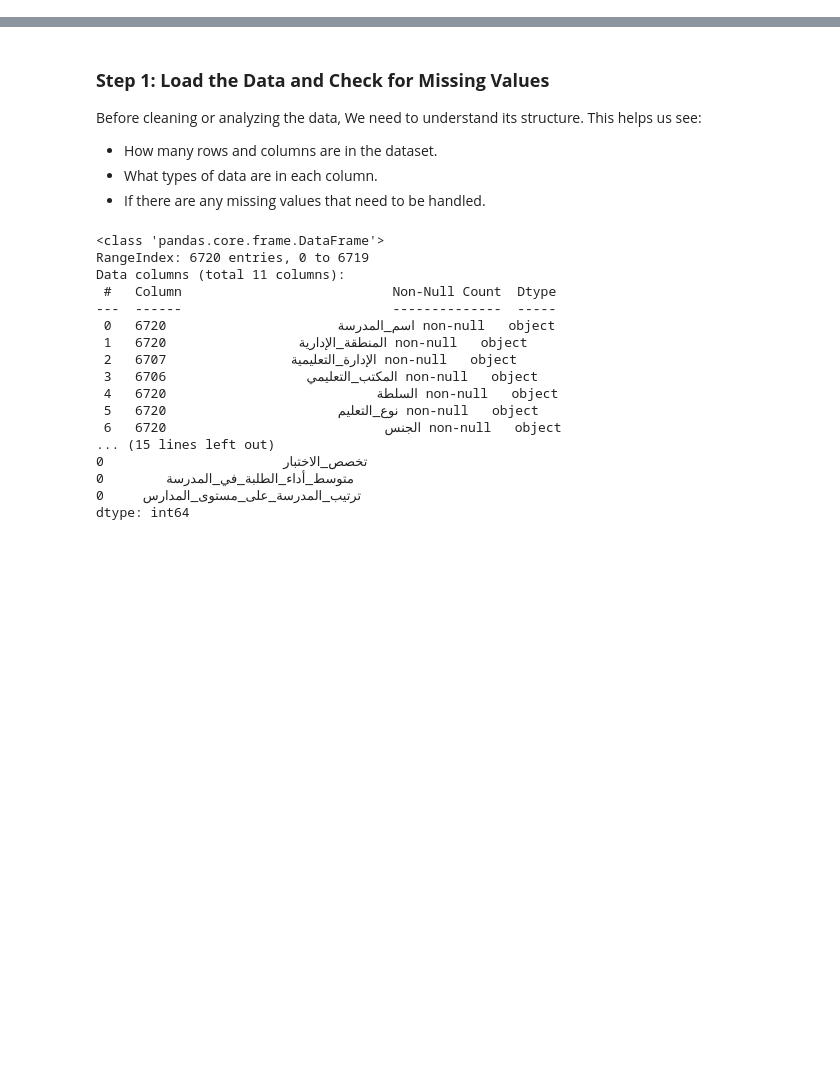
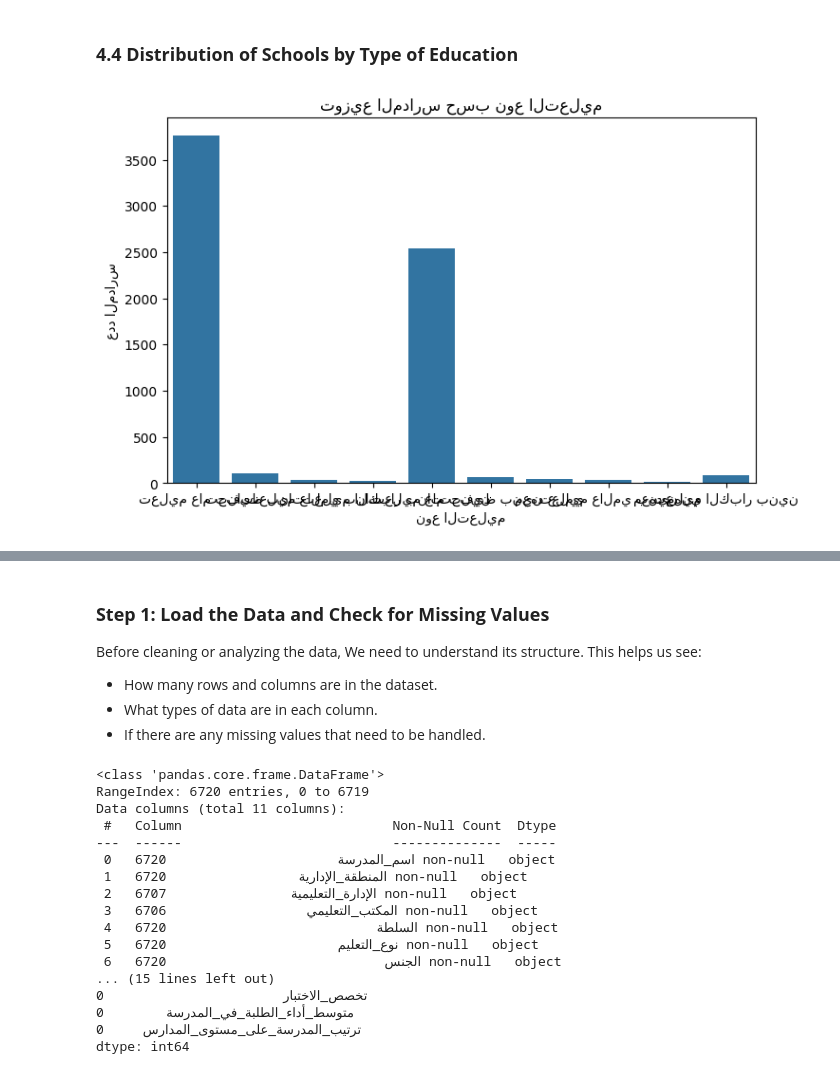
Before and after one commit to AnnoudM/SWE485-Project-Group17, a Jupyter notebook: Notebooks/Data_Preprocessing.ipynb, the cells around one changed output, grey strips where cells are left out. Cells and saved outputs as stored; diff of their text form; code cells hidden in the pictures; blank space fills up the shorter version.

```diff
--- a/Notebooks/Data_Preprocessing.ipynb
+++ b/Notebooks/Data_Preprocessing.ipynb
@@ -0,0 +53,11 @@
+# %% [markdown]
+### **4.4 Distribution of Schools by Type of Education**
+# %%
+plt.figure(figsize=(8, 5))
+sns.countplot(x='نوع_التعليم', data=df)
+plt.title('توزيع المدارس حسب نوع التعليم')
+plt.xlabel('نوع التعليم')
+plt.ylabel('عدد المدارس')
+plt.show()
+# %% [output]
+[figure, added]
```
Also changed, not shown: parts of 19 cells of this notebook.
